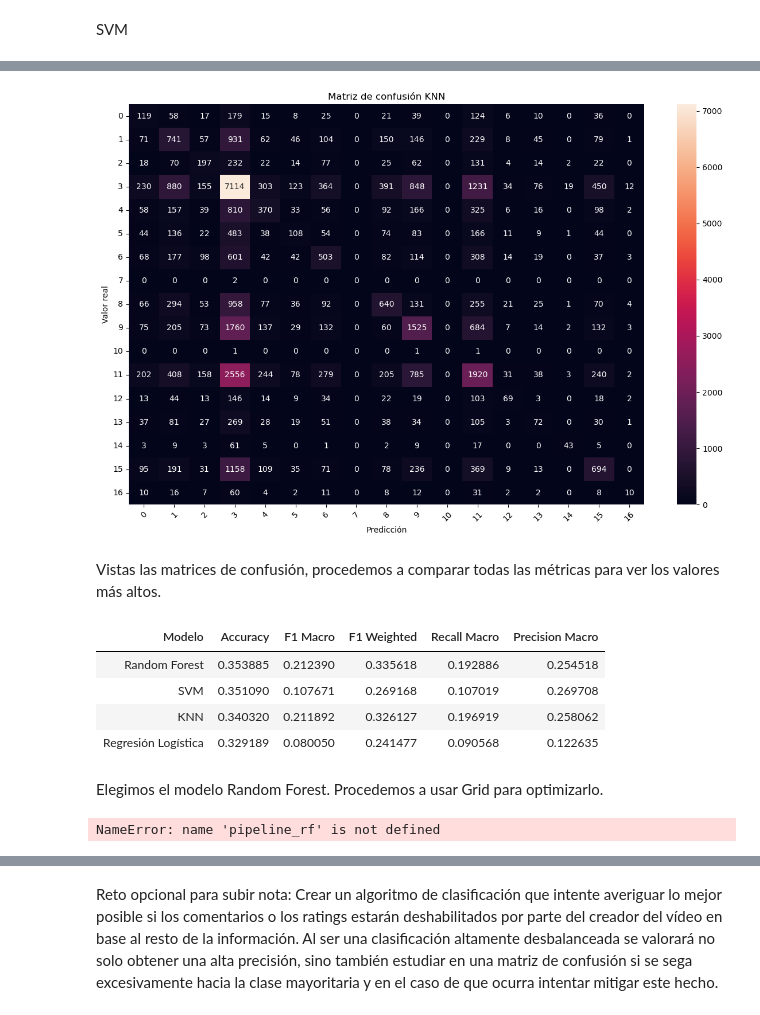
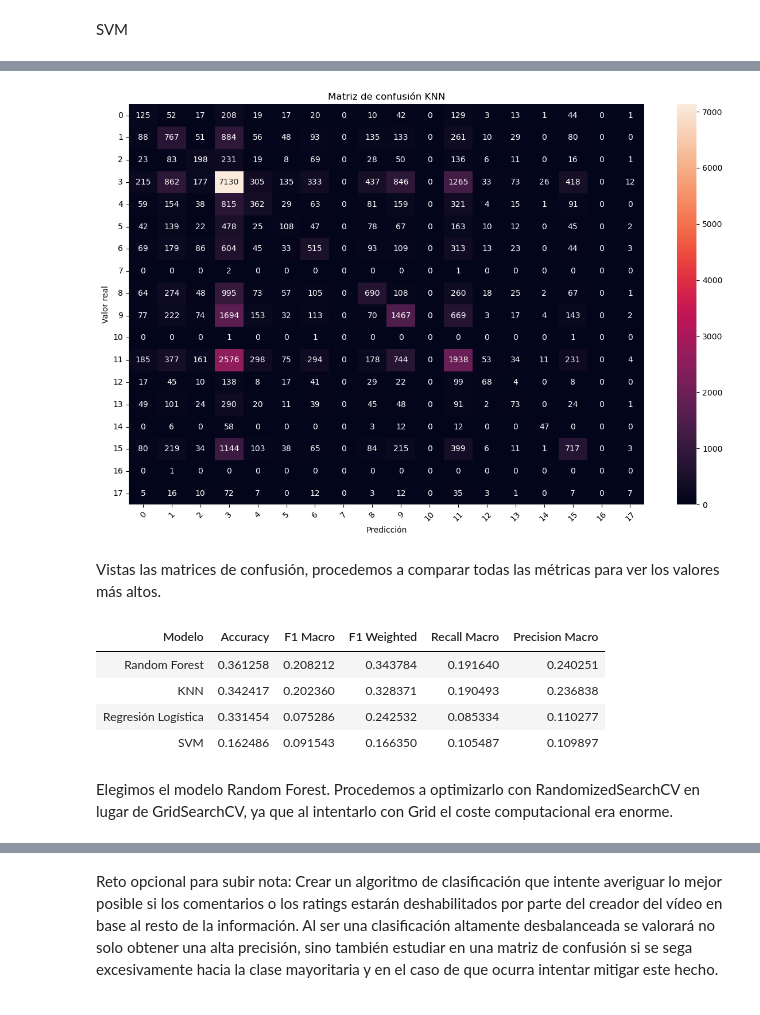
Before and after one commit to fernanditomartinez85/PRACTICA-FINAL-IA, a Jupyter notebook: exploratory_analysis.ipynb, the cells around one changed output, grey strips where cells are left out. Cells and saved outputs as stored; diff of their text form; code cells hidden in the pictures.

```diff
--- a/exploratory_analysis.ipynb
+++ b/exploratory_analysis.ipynb
@@ -634,7 +663,7 @@ rf = RandomForestClassifier()
 preprocess_rf = ColumnTransformer(transformers=[
     ("encoder", encoder, ["pais"]),
     ("numericas", "passthrough",
-     ["views", "likes", "dislikes", "dias_desde_publicacion"])#ponemos esto ya que con column transformer hay que incluirlas aunque no les hagamos nada.
+     ["views", "likes", "dislikes", "comment_count", "dias_desde_publicacion"])#ponemos esto ya que con column transformer hay que incluirlas aunque no les hagamos nada.
 ])
 # %%
 pipeline_rf = Pipeline(steps=[('preprocesamiento', preprocess_rf),
@@ -685,7 +712,7 @@ knn = KNeighborsClassifier()
 # %%
 preprocess_knn = ColumnTransformer(transformers=[
     ("encoder", encoder, ["pais"]),
-    ("num_procesadas", pipeline_num, ["views", "likes", "dislikes", "dias_desde_publicacion"])])
+    ("num_procesadas", pipeline_num, ["views", "likes", "dislikes", "comment_count", "dias_desde_publicacion"])])
 # %%
 pipeline_knn = Pipeline(steps=[('preprocesamiento', preprocess_knn),
                               ('modelo', knn)])
@@ -735,11 +762,12 @@ SVM
 # %%
 from sklearn.svm import SVC
 # %%
-svm = SVC()
+svm = SVC(kernel='rbf', cache_size=1000, tol=1e-1, shrinking=True, max_iter=1000)
+# Tras varios intentos sabiendo que este no sería el modelo, optimizamos para que lo ejecute y se procese rápido
 # %%
 preprocess_svm = ColumnTransformer(transformers=[
     ("encoder", encoder, ["pais"]),
-    ("num_procesadas", pipeline_num, ["views", "likes", "dislikes", "dias_desde_publicacion"])])
+    ("num_procesadas", pipeline_num, ["views", "likes", "dislikes", "comment_count", "dias_desde_publicacion"])])
 # %%
 pipeline_svm = Pipeline(steps=[("preprocesamiento", preprocess_svm),
                               ("modelo", svm)])
@@ -748,24 +790,25 @@ pipeline_svm.fit(Xtrain, ytrain)
 # %%
 #Matriz de confusión SVM
 
 y_pred_svm = pipeline_svm.predict(Xtest)
+cm = confusion_matrix(ytest, y_pred_svm)
 
 plt.figure(figsize=(12, 8))
 sns.heatmap(
     cm,
     annot=True,          # muestra los valores dentro de cada celda
     fmt="d",            # formato entero
     cbar=True           # barra de color
 )
 plt.title("Matriz de confusión KNN")
 plt.xlabel("Predicción")
 plt.ylabel("Valor real")
 plt.xticks(rotation=45)
 plt.yticks(rotation=0)
 plt.tight_layout()
 plt.show()
 # %% [output]
-[figure, old version]
+[figure, new version]
 # %% [markdown]
 Vistas las matrices de confusión, procedemos a comparar todas las métricas para ver los valores más altos.
 # %%
@@ -807,7 +850,7 @@ df_clasification = pd.DataFrame(clasification)
 
 metricas = ["Accuracy", "F1 Macro", "F1 Weighted", "Recall Macro", "Precision Macro"]
 
-df_clasification = df_clasification.sort_values(by="Accuracy", ascending=False)
+df_clasification = df_clasification.sort_values(by="F1 Macro", ascending=False)
 
 tabla_clasification = df_clasification.style#usamos esto para personalizar la tabla
 
@@ -817,10 +860,10 @@ for col in metricas:
 tabla_clasification.hide()#ocultamos el indice
 # %% [output]
 | Modelo | Accuracy | F1 Macro | F1 Weighted | Recall Macro | Precision Macro |
-| Random Forest | 0.353885 | 0.212390 | 0.335618 | 0.192886 | 0.254518 |
-| SVM | 0.351090 | 0.107671 | 0.269168 | 0.107019 | 0.269708 |
-| KNN | 0.340320 | 0.211892 | 0.326127 | 0.196919 | 0.258062 |
-| Regresión Logística | 0.329189 | 0.080050 | 0.241477 | 0.090568 | 0.122635 |
+| Random Forest | 0.361258 | 0.208212 | 0.343784 | 0.191640 | 0.240251 |
+| KNN | 0.342417 | 0.202360 | 0.328371 | 0.190493 | 0.236838 |
+| Regresión Logística | 0.331454 | 0.075286 | 0.242532 | 0.085334 | 0.110277 |
+| SVM | 0.162486 | 0.091543 | 0.166350 | 0.105487 | 0.109897 |
 # %% [markdown]
-Elegimos el modelo Random Forest. Procedemos a usar Grid para optimizarlo.
+Elegimos el modelo Random Forest. Procedemos a optimizarlo con RandomizedSearchCV en lugar de GridSearchCV, ya que al intentarlo con Grid el coste computacional era enorme.
 # %%
@@ -828,40 +871,0 @@ from sklearn.model_selection import GridSearchCV
-# %%
-param_grid = {
-    "modelo__n_estimators": [200, 400, 800],
-    "modelo__criterion": ["gini", "entropy"],
-    "modelo__max_depth": [None, 10, 20, 30],
-    "modelo__min_samples_split": [2, 5, 10],
-    "modelo__min_samples_leaf": [1, 2, 4],
-    "modelo__max_features": ["sqrt", "log2", 0.5],
-    "modelo__class_weight": [None, "balanced"],
-    "modelo__bootstrap": [True],
-    "modelo__max_samples": [None, 0.7],
-}
-
-grid_search_rf = GridSearchCV(
-    estimator=pipeline_rf,
-    param_grid=param_grid,
-    scoring="f1_macro",
-    n_jobs=-1,
-    verbose=2,
-    cv=3,
-    refit=True
-)
-
-grid_search_rf.fit(Xtrain, ytrain)
-
-rf_optimo = grid_search_rf.best_estimator_
-
-print("Best parameters:", grid_search_rf.best_params_)
-print("Best CV f1_macro:", grid_search_rf.best_score_)
-
-y_pred_train = rf_optimo.predict(Xtrain)
-y_pred_test = rf_optimo.predict(Xtest)
-
-print("\nTrain f1_macro:", f1_score(ytrain, y_pred_train, average="macro"))
-print(classification_report(ytrain, y_pred_train))
-
-print("\nTest f1_macro:", f1_score(ytest, y_pred_test, average="macro"))
-print(classification_report(ytest, y_pred_test))
-# %% [output]
-NameError: name 'pipeline_rf' is not defined
```
Also changed, not shown: parts of 39 cells of this notebook, 1 other file.
